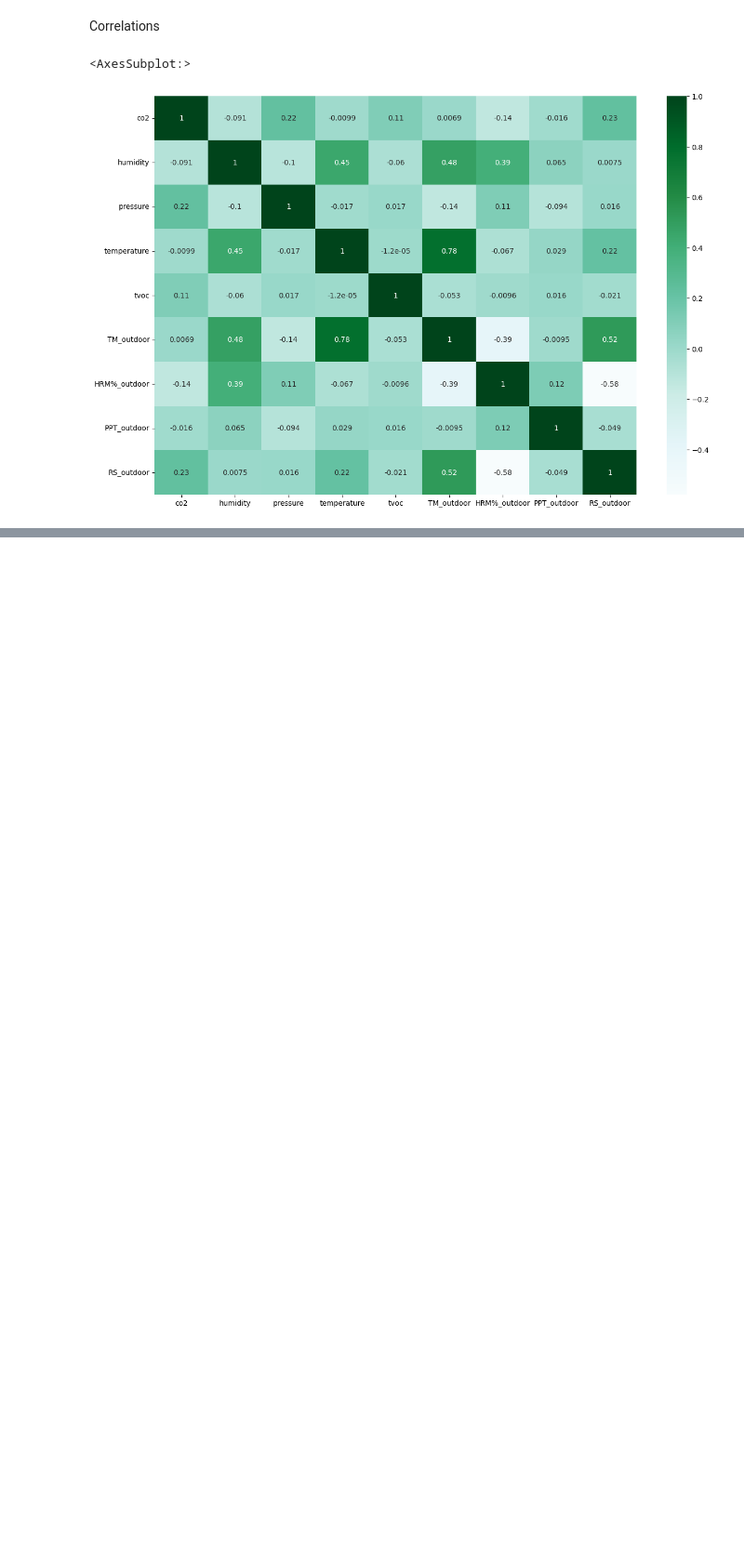
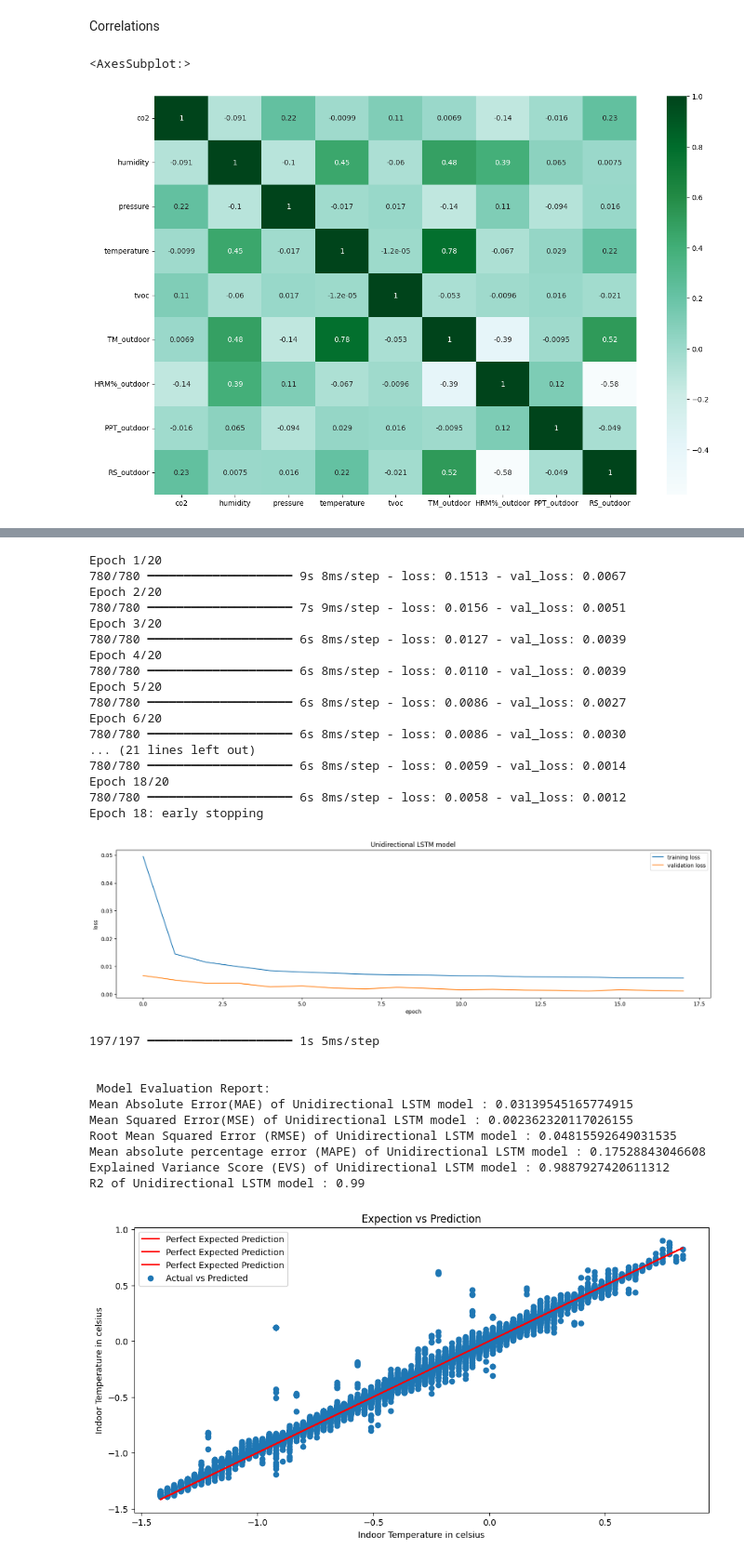
Before and after one commit to peremayolc/UAB_EnergyStudy, a Jupyter notebook: Recommender/recommendersys.ipynb, the cells around one changed output, grey strips where cells are left out. Shown at 93% size. Drawn from its saved outputs; the diff is of its cells as text; code cells hidden in the pictures; blank space fills up the shorter version.

```diff
--- a/Recommender/recommendersys.ipynb
+++ b/Recommender/recommendersys.ipynb
@@ -362,0 +378,7 @@ sb.heatmap(Computer_Room_com.drop(['o3'], axis=1).corr(), cmap='BuGn', annot=Tru
+# %%
+size = int(len(X) * 0.80)
+X_train = X[0:size]
+y_train = y[0:size]
+X_val = X[size:len(X)]
+y_val = y[size:len(X)]
+X_train.shape, y_train.shape, X_val.shape, y_val.shape
@@ -362,0 +446,30 @@ sb.heatmap(Computer_Room_com.drop(['o3'], axis=1).corr(), cmap='BuGn', annot=Tru
+# %%
+from tensorflow.keras.optimizers import Adam
+
+n_steps = X_train.shape[-2]
+n_features =X_train.shape[-1]
+#input_shape=(n_steps, n_features)
+model=Sequential()
+model.add(LSTM(128,activation='tanh',return_sequences=True, input_shape=(n_steps, n_features)))
+model.add(Dropout(0.2))
+model.add(LSTM(64,activation='tanh',return_sequences=True))
+model.add(Dropout(0.2))
+model.add(LSTM(64,activation='tanh'))
+model.add(Dense(3, activation='linear'))
+model.compile(optimizer=Adam(learning_rate=0.0005), loss='mse')
+model.summary()
+tf.keras.utils.plot_model(model)
+
+n_steps = X_train.shape[-2]
+n_features =X_train.shape[-1]
+#input_shape=(n_steps, n_features)
+model=Sequential()
+model.add(LSTM(128,activation='tanh',return_sequences=True, input_shape=(n_steps, n_features)))
+model.add(Dropout(0.2))
+model.add(LSTM(64,activation='tanh',return_sequences=True))
+model.add(Dropout(0.2))
+model.add(LSTM(64,activation='tanh'))
+model.add(Dense(3, activation='linear'))
+model.compile(optimizer=Adam(learning_rate=0.0005), loss='mse')
+model.summary()
+tf.keras.utils.plot_model(model)
@@ -362,0 +586,32 @@ sb.heatmap(Computer_Room_com.drop(['o3'], axis=1).corr(), cmap='BuGn', annot=Tru
+# %%
+model_train_evaluation(y_val, X_val,model, 'Unidirectional LSTM model')
+# %% [output]
+Epoch 1/20
+780/780 ━━━━━━━━━━━━━━━━━━━━ 9s 8ms/step - loss: 0.1513 - val_loss: 0.0067
+Epoch 2/20
+780/780 ━━━━━━━━━━━━━━━━━━━━ 7s 9ms/step - loss: 0.0156 - val_loss: 0.0051
+Epoch 3/20
+780/780 ━━━━━━━━━━━━━━━━━━━━ 6s 8ms/step - loss: 0.0127 - val_loss: 0.0039
+Epoch 4/20
+780/780 ━━━━━━━━━━━━━━━━━━━━ 6s 8ms/step - loss: 0.0110 - val_loss: 0.0039
+Epoch 5/20
+780/780 ━━━━━━━━━━━━━━━━━━━━ 6s 8ms/step - loss: 0.0086 - val_loss: 0.0027
+Epoch 6/20
+780/780 ━━━━━━━━━━━━━━━━━━━━ 6s 8ms/step - loss: 0.0086 - val_loss: 0.0030
+... (21 lines left out)
+780/780 ━━━━━━━━━━━━━━━━━━━━ 6s 8ms/step - loss: 0.0059 - val_loss: 0.0014
+Epoch 18/20
+780/780 ━━━━━━━━━━━━━━━━━━━━ 6s 8ms/step - loss: 0.0058 - val_loss: 0.0012
+Epoch 18: early stopping
+[figure, added]
+197/197 ━━━━━━━━━━━━━━━━━━━━ 1s 5ms/step
+
+
+ Model Evaluation Report:
+Mean Absolute Error(MAE) of Unidirectional LSTM model : 0.03139545165774915
+Mean Squared Error(MSE) of Unidirectional LSTM model : 0.002362320117026155
+Root Mean Squared Error (RMSE) of Unidirectional LSTM model : 0.04815592649031535
+Mean absolute percentage error (MAPE) of Unidirectional LSTM model : 0.17528843046608
+Explained Variance Score (EVS) of Unidirectional LSTM model : 0.9887927420611312
+R2 of Unidirectional LSTM model : 0.99
+[figure, added]
```
Also changed, not shown: parts of 12 cells of this notebook.
